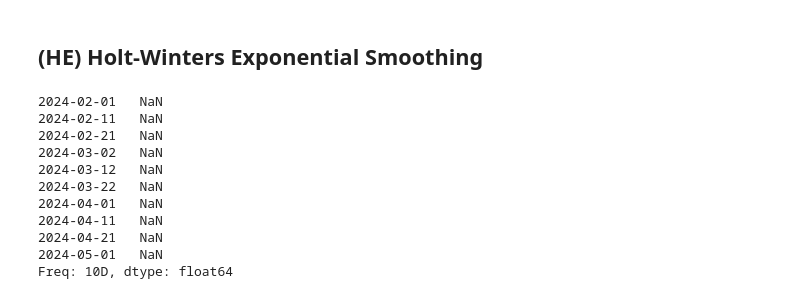
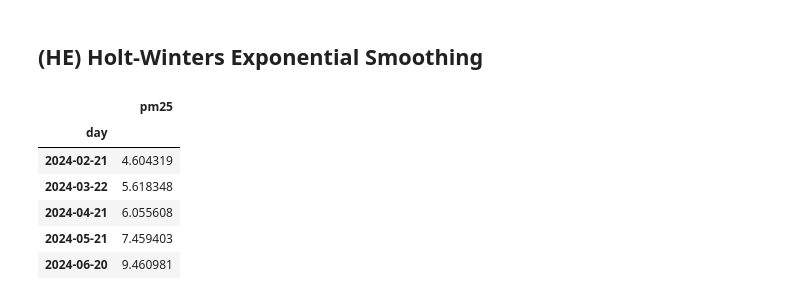
Before and after one commit to alexspf/bk_pm25_pred, a Jupyter notebook: best_cut.ipynb, the cells around one changed output. Cells and saved outputs as stored; diff of their text form; code cells hidden in the pictures.

```diff
--- a/best_cut.ipynb
+++ b/best_cut.ipynb
@@ -275,38 +276,26 @@ print(mutual_info )
 # %%
 import pandas as pd
 from statsmodels.tsa.holtwinters import ExponentialSmoothing
 
 data_he = data_mod[['pm25']].copy()
 
-
-#data['Date'] = pd.to_datetime(data['Date'])
-
-# data_he['Date'] = pd.to_datetime(data_he['Date'])
-# data_he.set_index('Date', inplace=True)
-# data_he = data_he.resample(time_freq).mean()
-# start_date = data_he.index[0]
-# end_date = data_he.index[-1]
-# idx = pd.date_range(start=start_date, end=end_date, freq=time_freq)
-# data_he = data_he.reindex(idx)
-
 model = ExponentialSmoothing(data_he['pm25'], seasonal_periods=12, trend=None, seasonal='add')
 
 model_fit = model.fit()
 
-n = 10
-forecast = model_fit.forecast(steps=n)
-forecast.head(10)
+n = 100
+forecast =  model_fit.forecast(steps=n)
+data_prev= pd.DataFrame(forecast)
+data_prev.columns = ['pm25']
+data_prev.index.name= 'day'
+data_prev.head()
 # %% [output]
-2024-02-01   NaN
-2024-02-11   NaN
-2024-02-21   NaN
-2024-03-02   NaN
-2024-03-12   NaN
-2024-03-22   NaN
-2024-04-01   NaN
-2024-04-11   NaN
-2024-04-21   NaN
-2024-05-01   NaN
-Freq: 10D, dtype: float64
+|  | pm25 |
+| day |  |
+| 2024-02-21 | 4.604319 |
+| 2024-03-22 | 5.618348 |
+| 2024-04-21 | 6.055608 |
+| 2024-05-21 | 7.459403 |
+| 2024-06-20 | 9.460981 |
 # %%
 forecast.to_csv('data_mod/forecast.csv', index=False)
```
Also changed, not shown: parts of 14 cells of this notebook, 1 other file.
